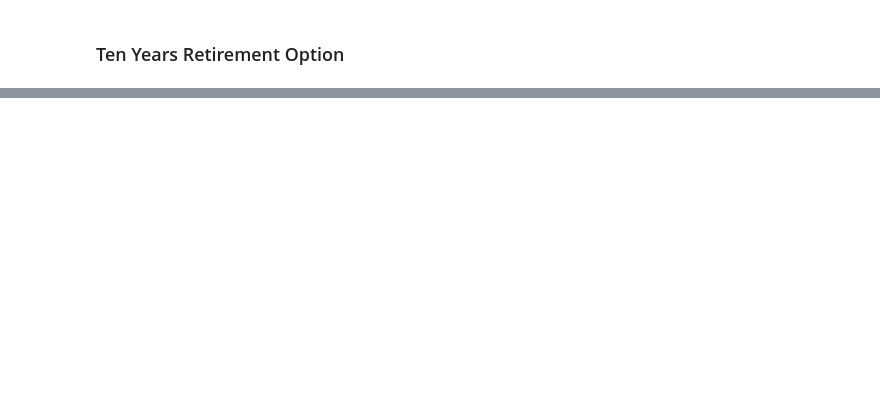
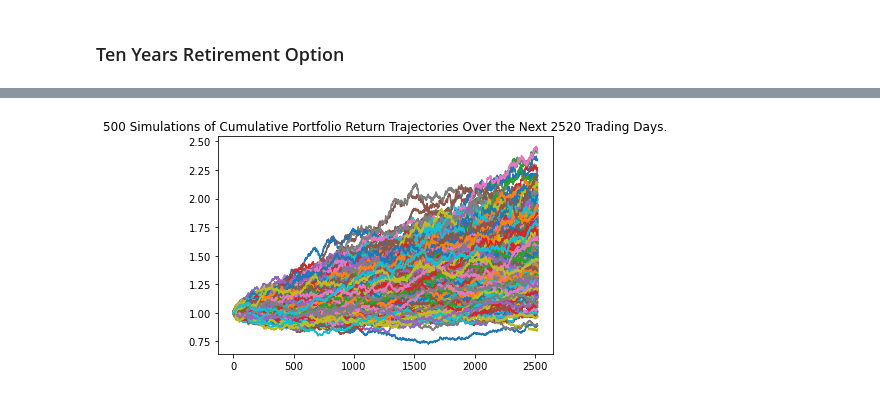
Before and after one commit to tyedem/Financial_Planner, a Jupyter notebook: financial-planner.ipynb, the cells around one changed output, grey strips where cells are left out. Saved outputs shown, nothing was run; the diff lists cells and outputs as text; code cells hidden in the pictures; blank space fills up the shorter version.

```diff
--- a/financial-planner.ipynb
+++ b/financial-planner.ipynb
@@ -346,3 +412,11 @@ print(f"There is a 95% chance that an initial investment of ${initial_investment
 # %% [markdown]
 ### Ten Years Retirement Option
+# %%
+# Configuring a Monte Carlo simulation to forecast 10 years cumulative returns
+MC_retirement_10 = MCSimulation(
+    portfolio_data = df_stock_data,
+    weights = [.8, .2],
+    num_simulation = 500,
+    num_trading_days = 252*10
+)
 # %%
@@ -354,5 +467,7 @@ print(f"There is a 95% chance that an initial investment of ${initial_investment
 # %%
 # Plot simulation outcomes
-# YOUR CODE HERE!
+plot_retirement_10 = MC_retirement_10.plot_simulation()
+# %% [output]
+[figure, added]
 # %%
 # Plot probability distribution and confidence intervals
```
Also changed, not shown: parts of 21 cells of this notebook.
